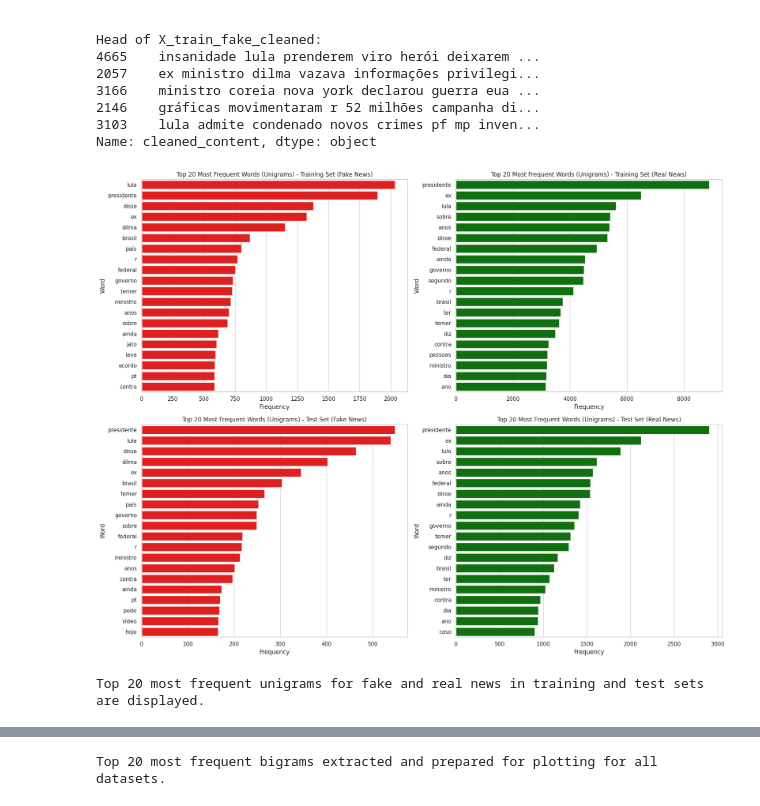
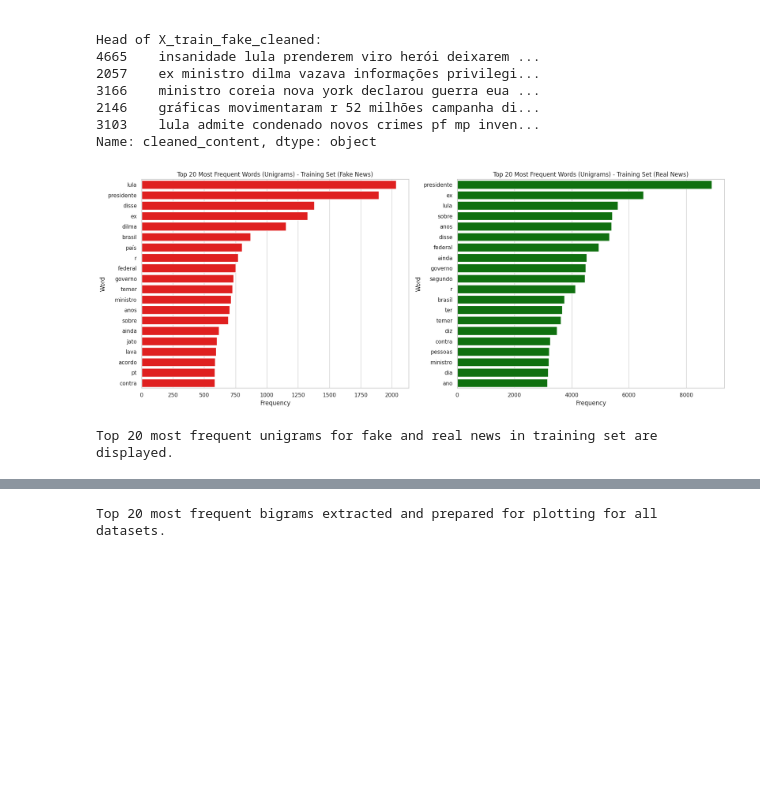
Before and after one commit to Gui-Rigaud/fake-news-detection, a Jupyter notebook: Detecção_de_Fake_News_Projeto_CIN0144.ipynb, the cells around one changed output, grey strips where cells are left out. Saved outputs shown, nothing was run; the diff lists cells and outputs as text; code cells hidden in the pictures; blank space fills up the shorter version.

```diff
--- a/Detecção_de_Fake_News_Projeto_CIN0144.ipynb
+++ b/Detecção_de_Fake_News_Projeto_CIN0144.ipynb
@@ -394,61 +291,45 @@ Name: cleaned_content, dtype: object
 from collections import Counter
 
 def get_top_n_words(text_series, n=20):
     all_words = ' '.join(text_series).split()
     word_counts = Counter(all_words)
     return word_counts.most_common(n)
 
 # Get top 20 most common words for each category and dataset
 top_fake_train_words = get_top_n_words(X_train_fake_cleaned)
 top_real_train_words = get_top_n_words(X_train_real_cleaned)
-top_fake_test_words = get_top_n_words(X_test_fake_cleaned)
-top_real_test_words = get_top_n_words(X_test_real_cleaned)
 
 # Prepare data for plotting
 def prepare_plot_data(top_words):
     words = [word for word, count in top_words]
     counts = [count for word, count in top_words]
     return pd.DataFrame({'Word': words, 'Count': counts})
 
 df_top_fake_train = prepare_plot_data(top_fake_train_words)
 df_top_real_train = prepare_plot_data(top_real_train_words)
-df_top_fake_test = prepare_plot_data(top_fake_test_words)
-df_top_real_test = prepare_plot_data(top_real_test_words)
 
 # Plotting
-fig, axes = plt.subplots(2, 2, figsize=(18, 14))
+fig, axes = plt.subplots(1, 2, figsize=(18, 7))
 
 # Training Set - Fake News
-sns.barplot(x='Count', y='Word', data=df_top_fake_train, ax=axes[0, 0], color='red')
-axes[0, 0].set_title('Top 20 Most Frequent Words (Unigrams) - Training Set (Fake News)')
-axes[0, 0].set_xlabel('Frequency')
-axes[0, 0].set_ylabel('Word')
+sns.barplot(x='Count', y='Word', data=df_top_fake_train, ax=axes[0], color='red')
+axes[0].set_title('Top 20 Most Frequent Words (Unigrams) - Training Set (Fake News)')
+axes[0].set_xlabel('Frequency')
+axes[0].set_ylabel('Word')
 
 # Training Set - Real News
-sns.barplot(x='Count', y='Word', data=df_top_real_train, ax=axes[0, 1], color='green')
-axes[0, 1].set_title('Top 20 Most Frequent Words (Unigrams) - Training Set (Real News)')
-axes[0, 1].set_xlabel('Frequency')
-axes[0, 1].set_ylabel('Word')
-
-# Test Set - Fake News
-sns.barplot(x='Count', y='Word', data=df_top_fake_test, ax=axes[1, 0], color='red')
-axes[1, 0].set_title('Top 20 Most Frequent Words (Unigrams) - Test Set (Fake News)')
-axes[1, 0].set_xlabel('Frequency')
-axes[1, 0].set_ylabel('Word')
-
-# Test Set - Real News
-sns.barplot(x='Count', y='Word', data=df_top_real_test, ax=axes[1, 1], color='green')
-axes[1, 1].set_title('Top 20 Most Frequent Words (Unigrams) - Test Set (Real News)')
-axes[1, 1].set_xlabel('Frequency')
-axes[1, 1].set_ylabel('Word')
+sns.barplot(x='Count', y='Word', data=df_top_real_train, ax=axes[1], color='green')
+axes[1].set_title('Top 20 Most Frequent Words (Unigrams) - Training Set (Real News)')
+axes[1].set_xlabel('Frequency')
+axes[1].set_ylabel('Word')
 
 plt.tight_layout()
 plt.show()
 
-print("Top 20 most frequent unigrams for fake and real news in training and test sets are displayed.")
+print("Top 20 most frequent unigrams for fake and real news in training set are displayed.")
 # %% [output]
-[figure, old version]
+[figure, new version]
-Top 20 most frequent unigrams for fake and real news in training and test sets are displayed.
+Top 20 most frequent unigrams for fake and real news in training set are displayed.
 # %%
 from wordcloud import WordCloud
 import matplotlib.colors
```
Also changed, not shown: parts of 43 cells of this notebook.
